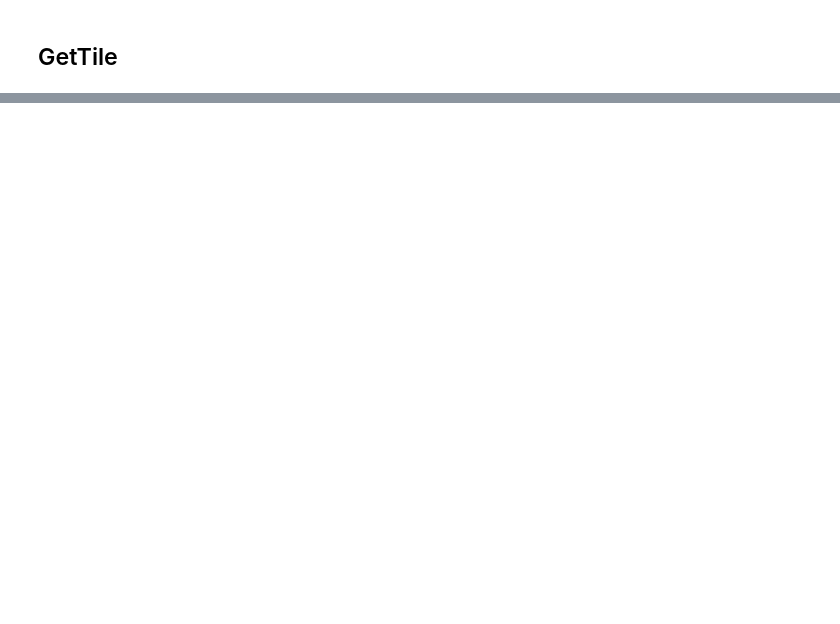
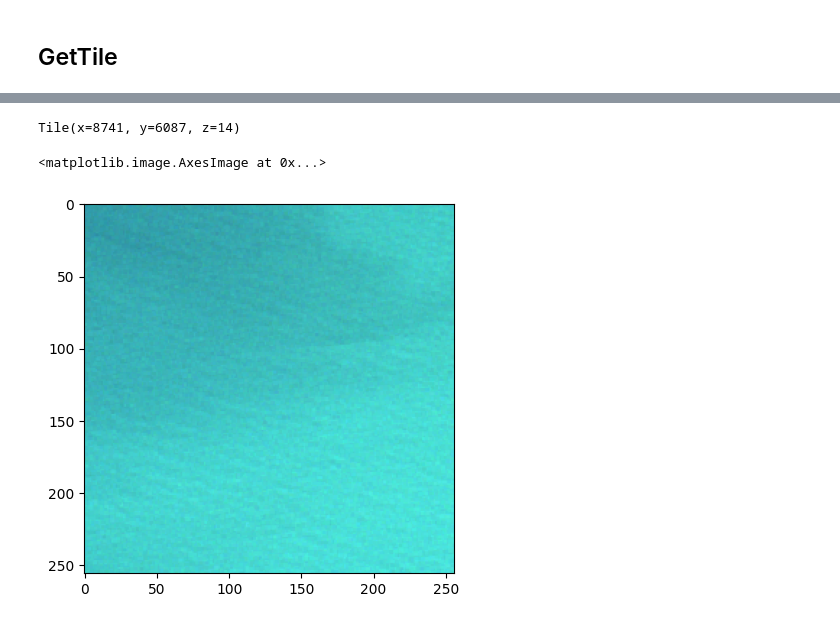
Before and after one commit to EOPF-Explorer/titiler-eopf, a Jupyter notebook: notebooks/eopf-reader.ipynb, the cells around one changed output, grey strips where cells are left out. Saved outputs shown, nothing was run; the diff lists cells and outputs as text; code cells hidden in the pictures; blank space fills up the shorter version.

```diff
--- a/notebooks/eopf-reader.ipynb
+++ b/notebooks/eopf-reader.ipynb
@@ -72,14 +108,18 @@ imshow(img.data_as_image())
 # %%
 with GeoZarrReader(src_path) as geozarr:
     tile = geozarr.tms.tile(center_lon, center_lat, maxzoom)
     print(tile)
     img = geozarr.tile(
         *tile,
         variables=[
-            "/measurements/reflectance/r10m:b04",
-            "/measurements/reflectance/r10m:b03",
-            "/measurements/reflectance/r10m:b02",
+            "/measurements/reflectance:b04",
+            "/measurements/reflectance:b03",
+            "/measurements/reflectance:b02",
         ],
     )
     img.rescale(((0, 0.1),))
 imshow(img.data_as_image())
+# %% [output]
+Tile(x=8741, y=6087, z=14)
+<matplotlib.image.AxesImage at 0x...>
+[figure, added]
```
Also changed, not shown: parts of 7 cells of this notebook, 3 other files.
